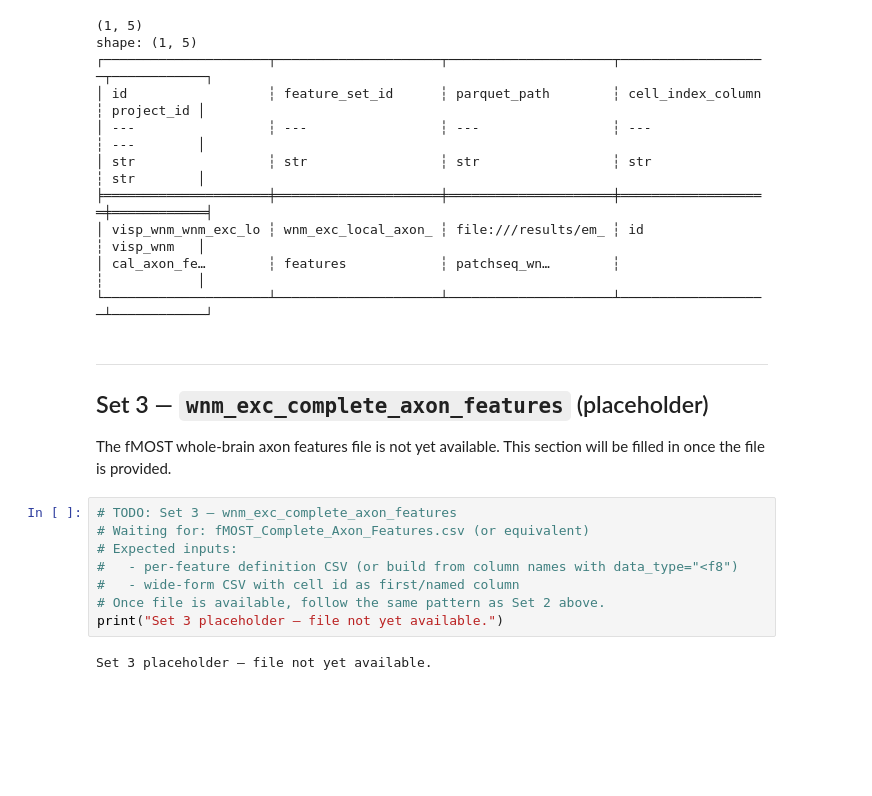
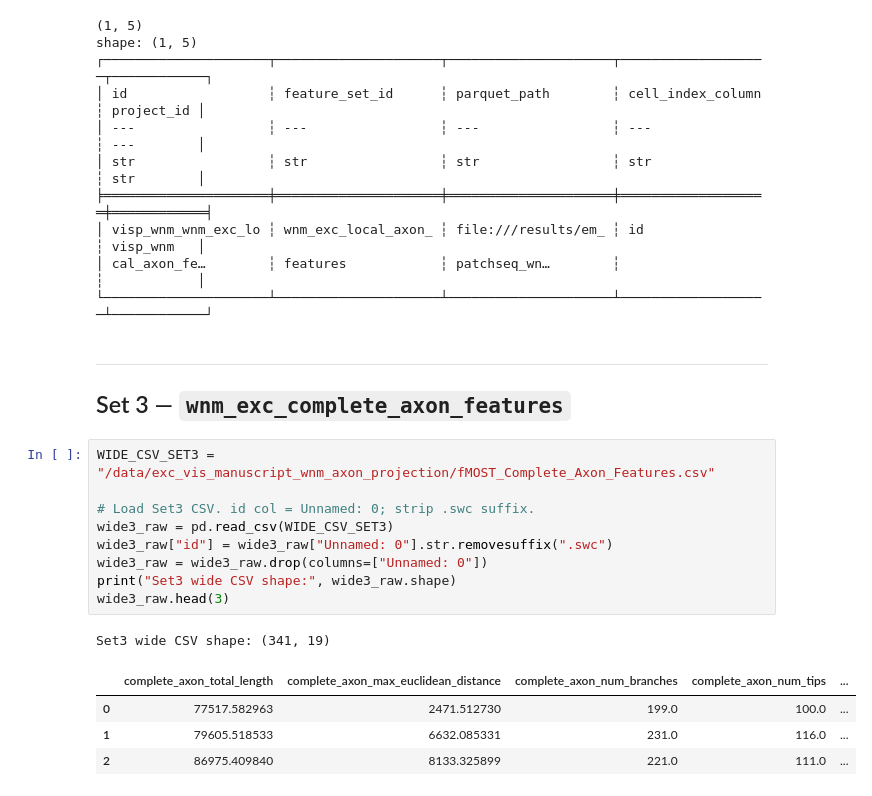
Before and after one commit to AllenInstitute/ConnectsCommonConnectivity, a Jupyter notebook: code/etl_wnm_exc_02_cell_features.ipynb, the cells around one changed output. Cells and saved outputs as stored; diff of their text form; blank space fills up the shorter version.

Commit message:
documentation added, wnm etl notebook updated with whole brain axon measurement data

```diff
--- a/code/etl_wnm_exc_02_cell_features.ipynb
+++ b/code/etl_wnm_exc_02_cell_features.ipynb
@@ -520,18 +520,21 @@ shape: (1, 5)
 │ visp_wnm_wnm_exc_lo ┆ wnm_exc_local_axon_ ┆ file:///results/em_ ┆ id                ┆ visp_wnm   │
 │ cal_axon_fe…        ┆ features            ┆ patchseq_wn…        ┆                   ┆            │
 └─────────────────────┴─────────────────────┴─────────────────────┴───────────────────┴────────────┘
-# %% [markdown]
----
-## Set 3 — `wnm_exc_complete_axon_features` (placeholder)
-
-The fMOST whole-brain axon features file is not yet available. This section will be filled in once the file is provided.
-# %%
-# TODO: Set 3 — wnm_exc_complete_axon_features
-# Waiting for: fMOST_Complete_Axon_Features.csv (or equivalent)
-# Expected inputs:
-#   - per-feature definition CSV (or build from column names with data_type="<f8")
-#   - wide-form CSV with cell id as first/named column
-# Once file is available, follow the same pattern as Set 2 above.
-print("Set 3 placeholder — file not yet available.")
-# %% [output]
-Set 3 placeholder — file not yet available.
+# %% [markdown]
+---
+## Set 3 — `wnm_exc_complete_axon_features`
+# %%
+WIDE_CSV_SET3 = "/data/exc_vis_manuscript_wnm_axon_projection/fMOST_Complete_Axon_Features.csv"
+
+# Load Set3 CSV. id col = Unnamed: 0; strip .swc suffix.
+wide3_raw = pd.read_csv(WIDE_CSV_SET3)
+wide3_raw["id"] = wide3_raw["Unnamed: 0"].str.removesuffix(".swc")
+wide3_raw = wide3_raw.drop(columns=["Unnamed: 0"])
+print("Set3 wide CSV shape:", wide3_raw.shape)
+wide3_raw.head(3)
+# %% [output]
+Set3 wide CSV shape: (341, 19)
+|  | complete_axon_total_length | complete_axon_max_euclidean_distance | complete_axon_num_branches | complete_axon_num_tips | ... |
+| 0 | 77517.582963 | 2471.512730 | 199.0 | 100.0 | ... |
+| 1 | 79605.518533 | 6632.085331 | 231.0 | 116.0 | ... |
+| 2 | 86975.409840 | 8133.325899 | 221.0 | 111.0 | ... |
```
Also changed, not shown: parts of 11 cells of this notebook, 5 other files.
